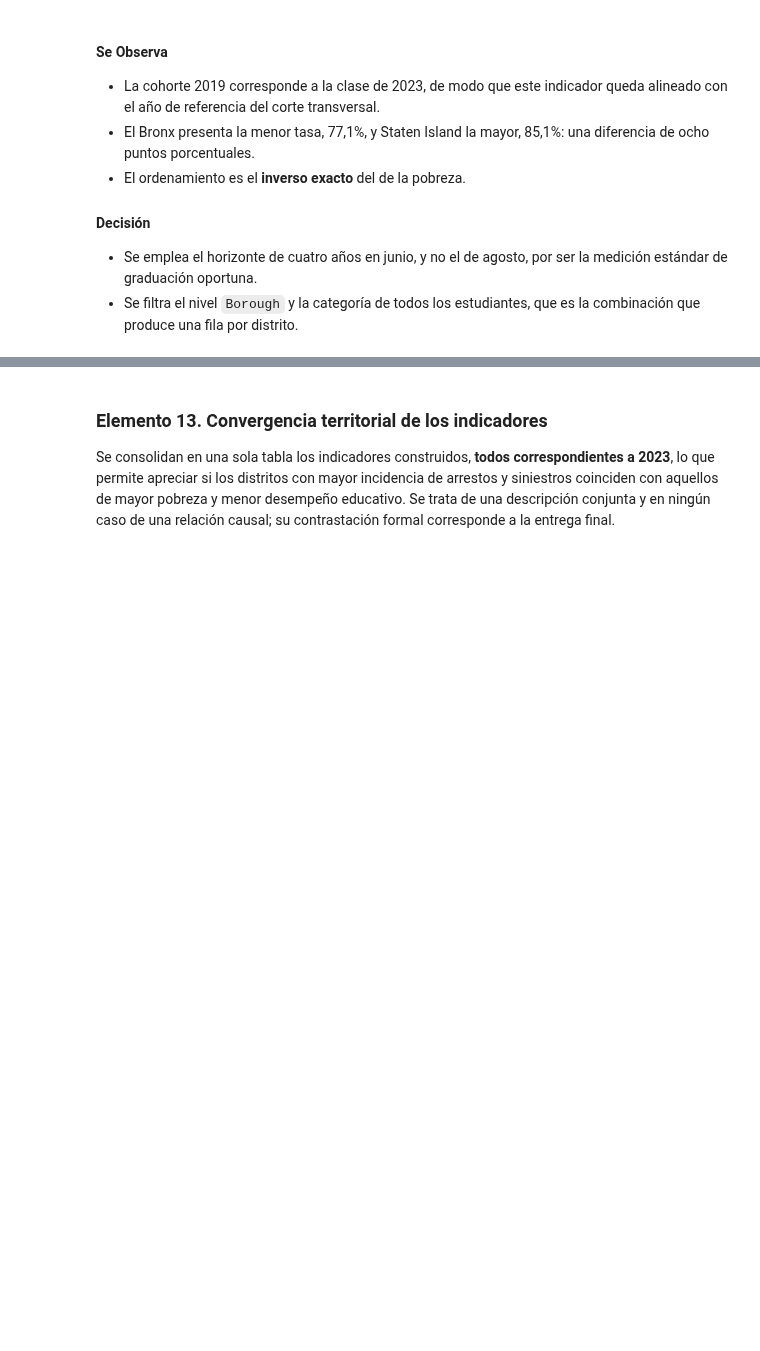
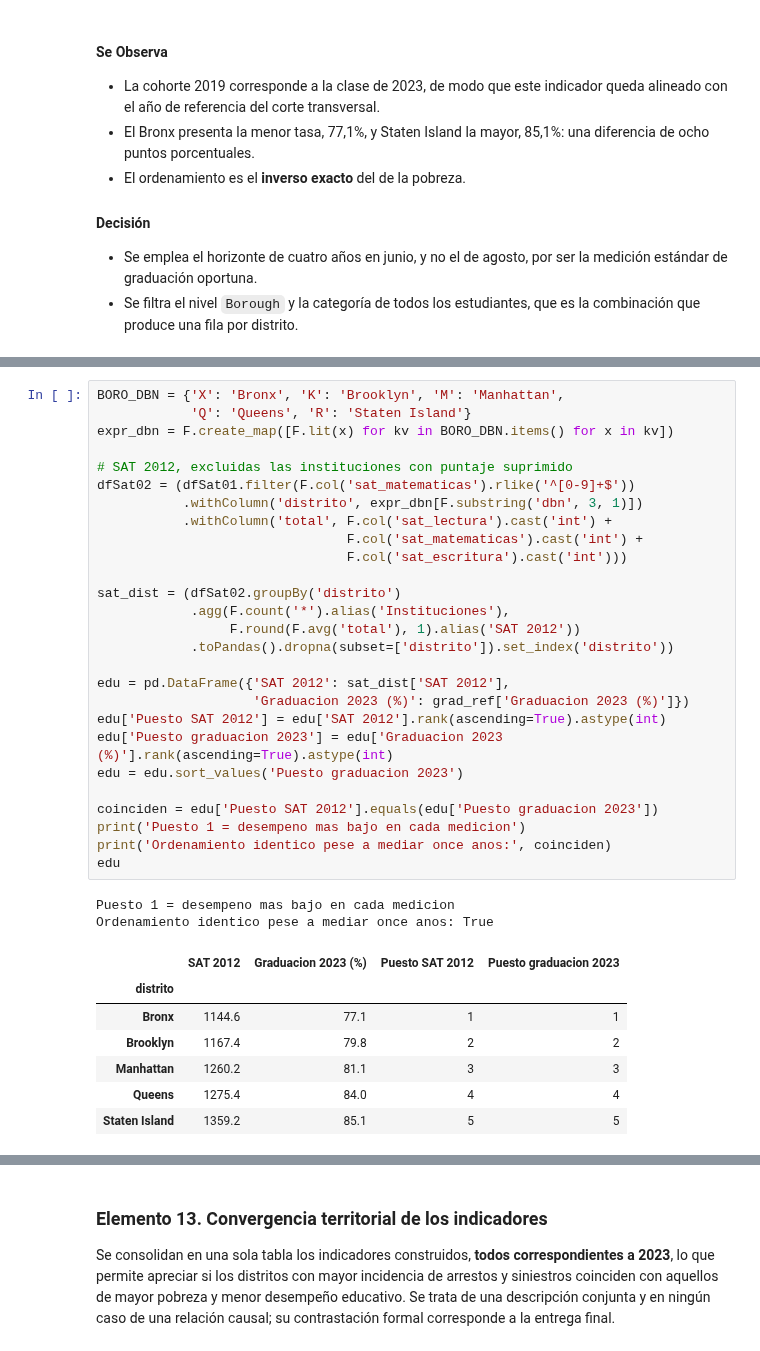
Before and after one commit to javigk01/proyecto-ny-grupo1, a Jupyter notebook: notebooks/entrega1.ipynb, the cells around one changed output, grey strips where cells are left out. Saved outputs shown, nothing was run; the diff lists cells and outputs as text; blank space fills up the shorter version.

```diff
--- a/notebooks/entrega1.ipynb
+++ b/notebooks/entrega1.ipynb
@@ -1564,0 +1496,37 @@ Ordenamiento identico en las tres mediciones: False
+# %%
+BORO_DBN = {'X': 'Bronx', 'K': 'Brooklyn', 'M': 'Manhattan',
+            'Q': 'Queens', 'R': 'Staten Island'}
+expr_dbn = F.create_map([F.lit(x) for kv in BORO_DBN.items() for x in kv])
+
+# SAT 2012, excluidas las instituciones con puntaje suprimido
+dfSat02 = (dfSat01.filter(F.col('sat_matematicas').rlike('^[0-9]+$'))
+           .withColumn('distrito', expr_dbn[F.substring('dbn', 3, 1)])
+           .withColumn('total', F.col('sat_lectura').cast('int') +
+                                F.col('sat_matematicas').cast('int') +
+                                F.col('sat_escritura').cast('int')))
+
+sat_dist = (dfSat02.groupBy('distrito')
+            .agg(F.count('*').alias('Instituciones'),
+                 F.round(F.avg('total'), 1).alias('SAT 2012'))
+            .toPandas().dropna(subset=['distrito']).set_index('distrito'))
+
+edu = pd.DataFrame({'SAT 2012': sat_dist['SAT 2012'],
+                    'Graduacion 2023 (%)': grad_ref['Graduacion 2023 (%)']})
+edu['Puesto SAT 2012'] = edu['SAT 2012'].rank(ascending=True).astype(int)
+edu['Puesto graduacion 2023'] = edu['Graduacion 2023 (%)'].rank(ascending=True).astype(int)
+edu = edu.sort_values('Puesto graduacion 2023')
+
+coinciden = edu['Puesto SAT 2012'].equals(edu['Puesto graduacion 2023'])
+print('Puesto 1 = desempeno mas bajo en cada medicion')
+print('Ordenamiento identico pese a mediar once anos:', coinciden)
+edu
+# %% [output]
+Puesto 1 = desempeno mas bajo en cada medicion
+Ordenamiento identico pese a mediar once anos: True
+|  | SAT 2012 | Graduacion 2023 (%) | Puesto SAT 2012 | Puesto graduacion 2023 |
+| distrito |  |  |  |  |
+| Bronx | 1144.6 | 77.1 | 1 | 1 |
+| Brooklyn | 1167.4 | 79.8 | 2 | 2 |
+| Manhattan | 1260.2 | 81.1 | 3 | 3 |
+| Queens | 1275.4 | 84.0 | 4 | 4 |
+| Staten Island | 1359.2 | 85.1 | 5 | 5 |
```
Also changed, not shown: parts of 17 cells of this notebook, 5 other files.
